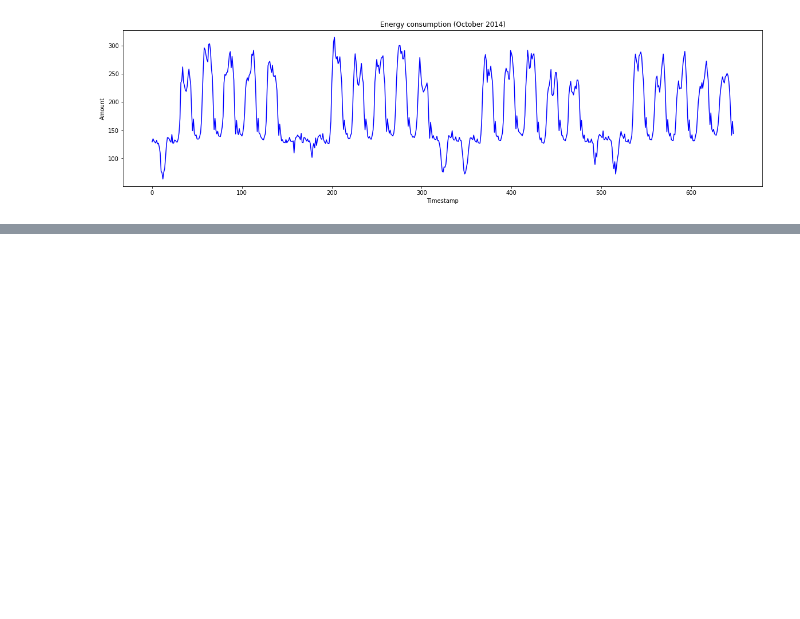
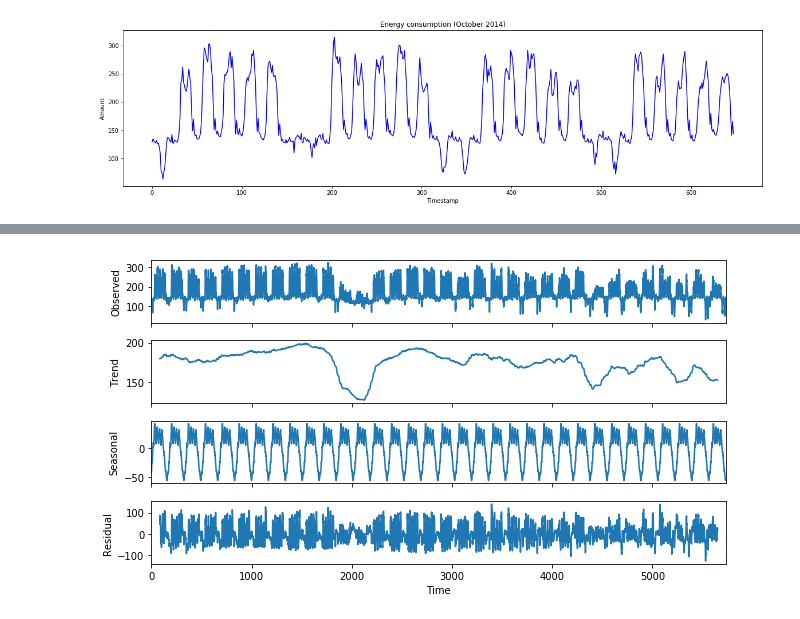
Before and after one commit to joelmfonseca/COM-503, a Jupyter notebook: hw4/hw4.ipynb, the cells around one changed output, grey strips where cells are left out. Drawn from its saved outputs; the diff is of its cells as text; code cells hidden in the pictures; blank space fills up the shorter version.

```diff
--- a/hw4/hw4.ipynb
+++ b/hw4/hw4.ipynb
@@ -46,0 +58,6 @@ plt.show()
+# %%
+sd = seasonal_decompose(m, model='additive', freq=169)
+sd.plot()
+matplotlib.rcParams['figure.figsize'] = [9.0, 5.0]
+# %% [output]
+[figure, added]
```
Also changed, not shown: parts of 8 cells of this notebook.
